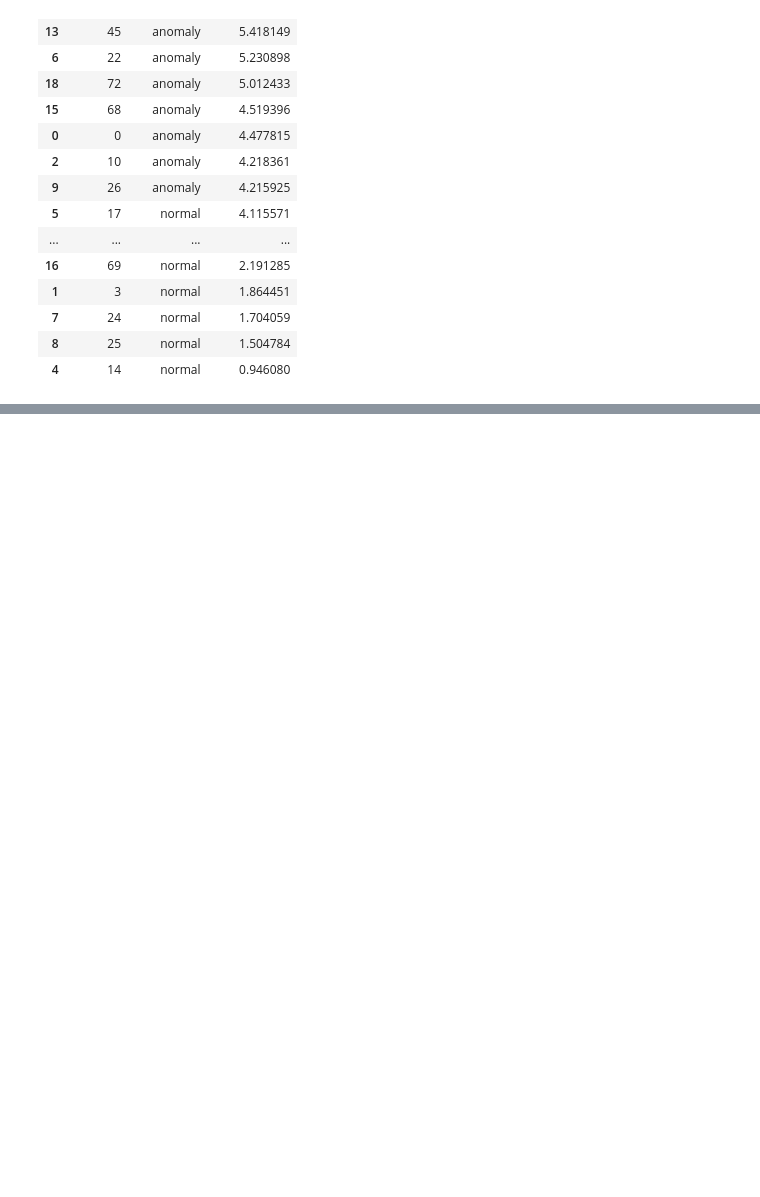
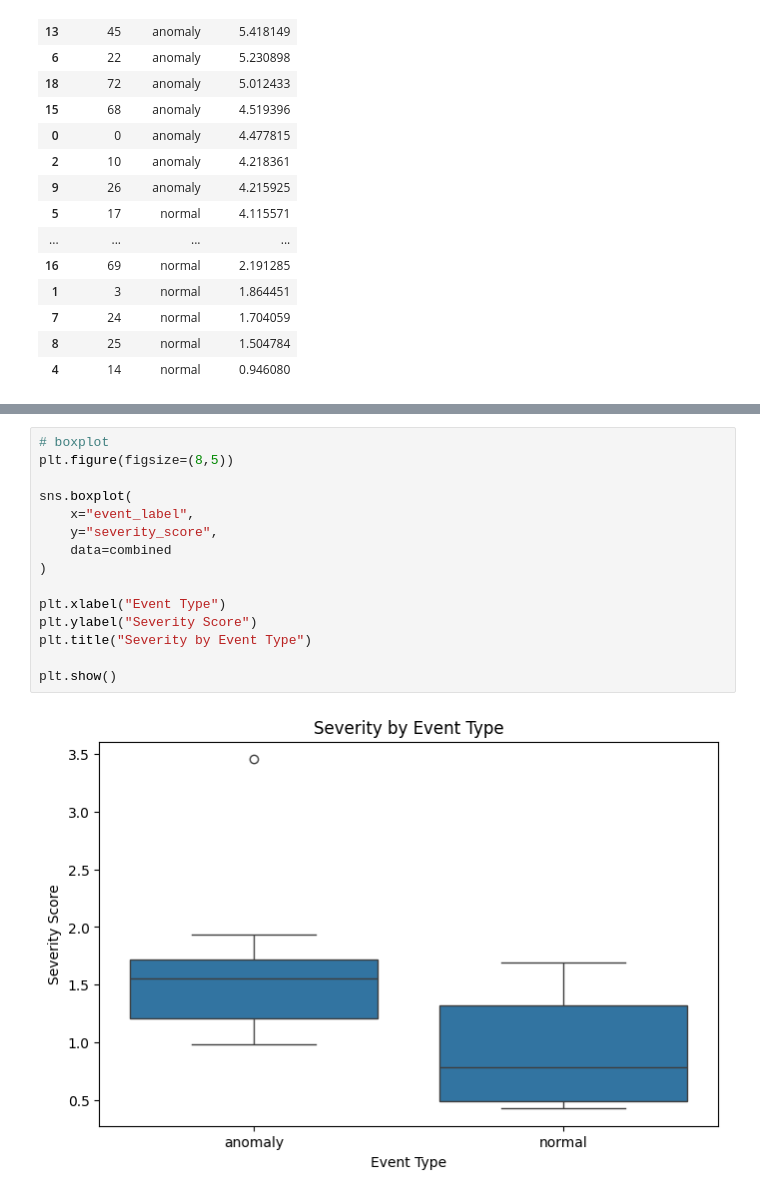
Before and after one commit to aeMyst/WFAnomalyAnalysis, a Jupyter notebook: analysis.ipynb, the cells around one changed output, grey strips where cells are left out. Drawn from its saved outputs; the diff is of its cells as text; blank space fills up the shorter version.

```diff
--- a/analysis.ipynb
+++ b/analysis.ipynb
@@ -598,0 +615,17 @@ energy_df.sort_values("energy_score", ascending=False)
+# %%
+# boxplot
+plt.figure(figsize=(8,5))
+
+sns.boxplot(
+    x="event_label",
+    y="severity_score",
+    data=combined
+)
+
+plt.xlabel("Event Type")
+plt.ylabel("Severity Score")
+plt.title("Severity by Event Type")
+
+plt.show()
+# %% [output]
+[figure, added]
```
Also changed, not shown: parts of 5 cells of this notebook.
